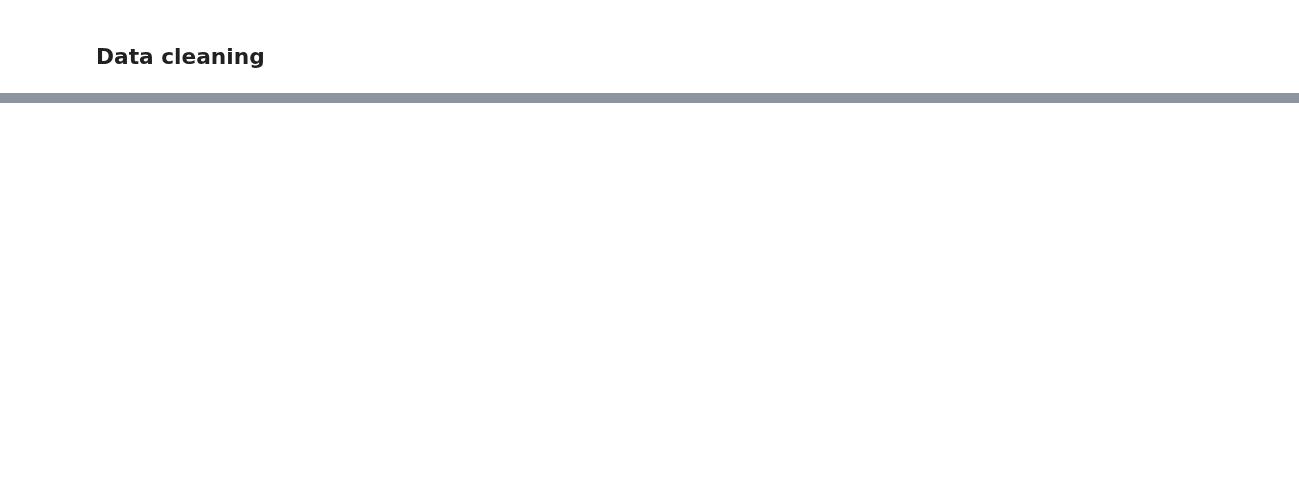
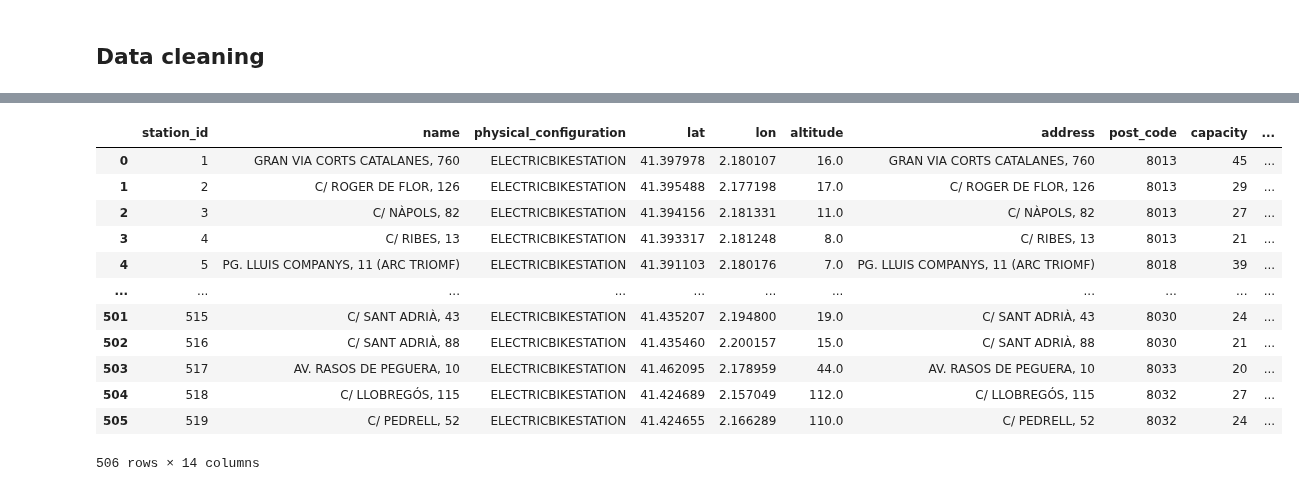
Before and after one commit to carlotalacasav/Gorrapiedra-proyecto, a Jupyter notebook: albas_version.ipynb, the cells around one changed output, grey strips where cells are left out. Drawn from its saved outputs; the diff is of its cells as text; code cells hidden in the pictures; blank space fills up the shorter version.

```diff
--- a/albas_version.ipynb
+++ b/albas_version.ipynb
@@ -91,0 +224,20 @@ data[['caracteristica1', 'caracteristica2']] = scaler.fit_transform(data[['carac
+# %%
+info_stations = '/Users/albam/Desktop/UNIVERSITAT/POSTGRAU/CAPSTONE_PROJECT/Gorrapiedra-proyecto/data/info_bicing/Informacio_Estacions_Bicing.csv'
+
+df_info_stations = pd.read_csv(info_stations)
+
+df_info_stations
+# %% [output]
+|  | station_id | name | physical_configuration | lat | lon | altitude | address | post_code | capacity | ... |
+| 0 | 1 | GRAN VIA CORTS CATALANES, 760 | ELECTRICBIKESTATION | 41.397978 | 2.180107 | 16.0 | GRAN VIA CORTS CATALANES, 760 | 8013 | 45 | ... |
+| 1 | 2 | C/ ROGER DE FLOR, 126 | ELECTRICBIKESTATION | 41.395488 | 2.177198 | 17.0 | C/ ROGER DE FLOR, 126 | 8013 | 29 | ... |
+| 2 | 3 | C/ NÀPOLS, 82 | ELECTRICBIKESTATION | 41.394156 | 2.181331 | 11.0 | C/ NÀPOLS, 82 | 8013 | 27 | ... |
+| 3 | 4 | C/ RIBES, 13 | ELECTRICBIKESTATION | 41.393317 | 2.181248 | 8.0 | C/ RIBES, 13 | 8013 | 21 | ... |
+| 4 | 5 | PG. LLUIS COMPANYS, 11 (ARC TRIOMF) | ELECTRICBIKESTATION | 41.391103 | 2.180176 | 7.0 | PG. LLUIS COMPANYS, 11 (ARC TRIOMF) | 8018 | 39 | ... |
+| ... | ... | ... | ... | ... | ... | ... | ... | ... | ... | ... |
+| 501 | 515 | C/ SANT ADRIÀ, 43 | ELECTRICBIKESTATION | 41.435207 | 2.194800 | 19.0 | C/ SANT ADRIÀ, 43 | 8030 | 24 | ... |
+| 502 | 516 | C/ SANT ADRIÀ, 88 | ELECTRICBIKESTATION | 41.435460 | 2.200157 | 15.0 | C/ SANT ADRIÀ, 88 | 8030 | 21 | ... |
+| 503 | 517 | AV. RASOS DE PEGUERA, 10 | ELECTRICBIKESTATION | 41.462095 | 2.178959 | 44.0 | AV. RASOS DE PEGUERA, 10 | 8033 | 20 | ... |
+| 504 | 518 | C/ LLOBREGÓS, 115 | ELECTRICBIKESTATION | 41.424689 | 2.157049 | 112.0 | C/ LLOBREGÓS, 115 | 8032 | 27 | ... |
+| 505 | 519 | C/ PEDRELL, 52 | ELECTRICBIKESTATION | 41.424655 | 2.166289 | 110.0 | C/ PEDRELL, 52 | 8032 | 24 | ... |
+506 rows × 14 columns
```
Also changed, not shown: parts of 29 cells of this notebook, 2 other files.
